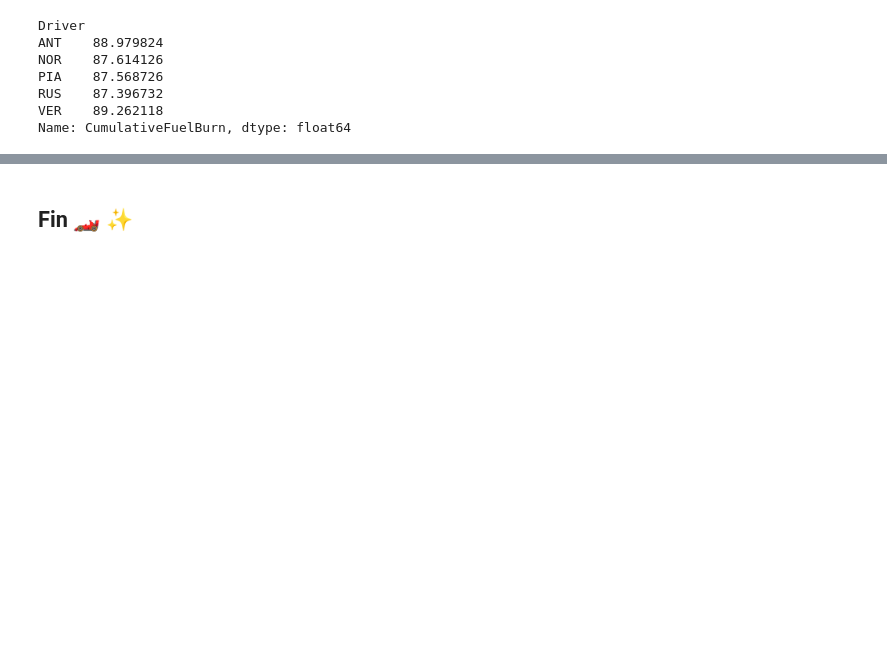
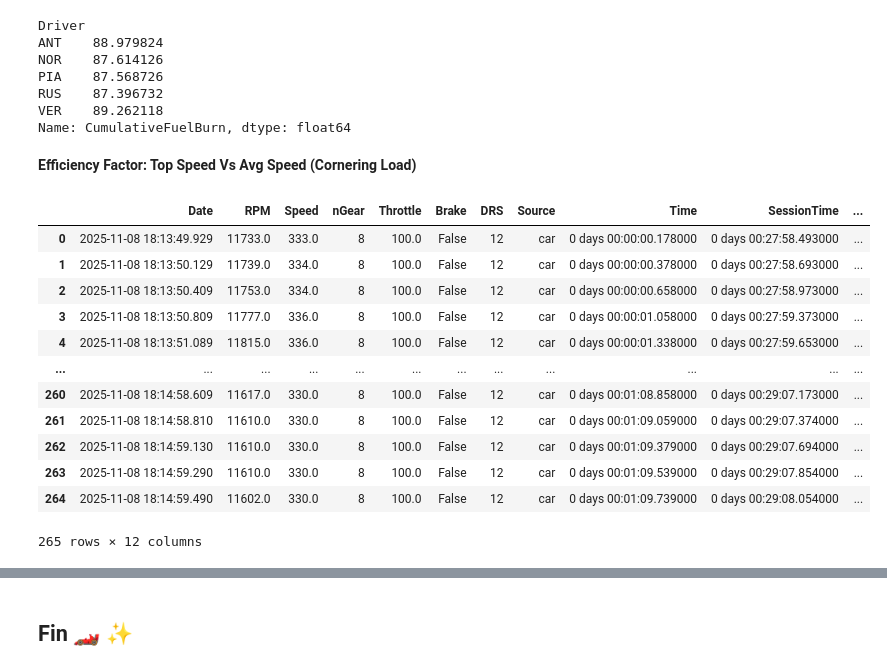
Before and after one commit to anilhimam17/Racing-all-Along, a Jupyter notebook: F1/notebooks/race_debriefs_2025/brazil_2025.ipynb, the cells around one changed output, grey strips where cells are left out. Cells and saved outputs as stored; diff of their text form; code cells hidden in the pictures; blank space fills up the shorter version.

```diff
--- a/F1/notebooks/race_debriefs_2025/brazil_2025.ipynb
+++ b/F1/notebooks/race_debriefs_2025/brazil_2025.ipynb
@@ -156,12 +161,18 @@ race_fast_laps = (
     .pick_quicklaps()
 )
 
-quali_fast_laps = (
+quali_fast_laps_by_quali = (
     qualifying_session.laps
     .pick_drivers(identifiers=top_5_drivers_in_quali)
     .pick_quicklaps()
 )
-quali_fast_laps.head()
+
+quali_fast_laps_by_race = (
+    qualifying_session.laps
+    .pick_drivers(identifiers=top_5_drivers_in_race)
+    .pick_quicklaps()
+)
+quali_fast_laps_by_race.head()
 # %% [output]
 |  | Time | Driver | DriverNumber | LapTime | LapNumber | Stint | PitOutTime | PitInTime | Sector1Time | ... |
 | 1 | 0 days 00:23:46.304000 | NOR | 4 | 0 days 00:01:10.404000 | 2.0 | 1.0 | NaT | NaT | 0 days 00:00:18.229000 | ... |
@@ -175,7 +186,7 @@ quali_fast_laps.head()
 ⚠️ *Telemetry only available for Qualifying*
 # %%
 # Splitting the quick laps among the mini qualifying sessions
-q1, q2, q3 = quali_fast_laps.split_qualifying_sessions()
+q1, q2, q3 = quali_fast_laps_by_race.split_qualifying_sessions()
 
 assert isinstance(q1, Laps)
 assert isinstance(q2, Laps)
@@ -185,7 +196,7 @@ assert isinstance(q3, Laps)
 q1_telemetry_digest, q2_telemetry_digest, q3_telemetry_digest = {}, {}, {}
 
 # Iterating through the top 5 drivers to access telemetetry from Qualifying
-for driver_number in top_5_drivers_in_quali:
+for driver_number in top_5_drivers_in_race:
     q1_telemetry = (
         q1.pick_drivers(identifiers=driver_number)
         .pick_fastest()
@@ -198,7 +209,7 @@ for driver_number in top_5_drivers_in_quali:
     q2_telemetry = (
         q2.pick_drivers(identifiers=driver_number)
         .pick_fastest()
-        .get_car_data()  # type: ignore
+        .get_car_data()
         .add_differential_distance()
         .add_distance()
     )
@@ -311,3 +324,30 @@ PIA    87.568726
 RUS    87.396732
 VER    89.262118
 Name: CumulativeFuelBurn, dtype: float64
+# %% [markdown]
+**Efficiency Factor: Top Speed Vs Avg Speed (Cornering Load)**
+# %%
+assert isinstance(q1_full_laps, Laps)
+
+for driver_number in top_5_drivers_in_race:
+    driver_laps = (
+        q1_full_laps.pick_drivers(identifiers=driver_number)
+        .pick_fastest()
+        .get_car_data()  # type: ignore
+        .add_distance()
+    )
+    pia_laps = data_pipeline.map_telemetry_keypoints(pia_laps)
+# %% [output]
+|  | Date | RPM | Speed | nGear | Throttle | Brake | DRS | Source | Time | SessionTime | ... |
+| 0 | 2025-11-08 18:13:49.929 | 11733.0 | 333.0 | 8 | 100.0 | False | 12 | car | 0 days 00:00:00.178000 | 0 days 00:27:58.493000 | ... |
+| 1 | 2025-11-08 18:13:50.129 | 11739.0 | 334.0 | 8 | 100.0 | False | 12 | car | 0 days 00:00:00.378000 | 0 days 00:27:58.693000 | ... |
+| 2 | 2025-11-08 18:13:50.409 | 11753.0 | 334.0 | 8 | 100.0 | False | 12 | car | 0 days 00:00:00.658000 | 0 days 00:27:58.973000 | ... |
+| 3 | 2025-11-08 18:13:50.809 | 11777.0 | 336.0 | 8 | 100.0 | False | 12 | car | 0 days 00:00:01.058000 | 0 days 00:27:59.373000 | ... |
+| 4 | 2025-11-08 18:13:51.089 | 11815.0 | 336.0 | 8 | 100.0 | False | 12 | car | 0 days 00:00:01.338000 | 0 days 00:27:59.653000 | ... |
+| ... | ... | ... | ... | ... | ... | ... | ... | ... | ... | ... | ... |
+| 260 | 2025-11-08 18:14:58.609 | 11617.0 | 330.0 | 8 | 100.0 | False | 12 | car | 0 days 00:01:08.858000 | 0 days 00:29:07.173000 | ... |
+| 261 | 2025-11-08 18:14:58.810 | 11610.0 | 330.0 | 8 | 100.0 | False | 12 | car | 0 days 00:01:09.059000 | 0 days 00:29:07.374000 | ... |
+| 262 | 2025-11-08 18:14:59.130 | 11610.0 | 330.0 | 8 | 100.0 | False | 12 | car | 0 days 00:01:09.379000 | 0 days 00:29:07.694000 | ... |
+| 263 | 2025-11-08 18:14:59.290 | 11610.0 | 330.0 | 8 | 100.0 | False | 12 | car | 0 days 00:01:09.539000 | 0 days 00:29:07.854000 | ... |
+| 264 | 2025-11-08 18:14:59.490 | 11602.0 | 330.0 | 8 | 100.0 | False | 12 | car | 0 days 00:01:09.739000 | 0 days 00:29:08.054000 | ... |
+265 rows × 12 columns
```
Also changed, not shown: parts of 5 cells of this notebook.
